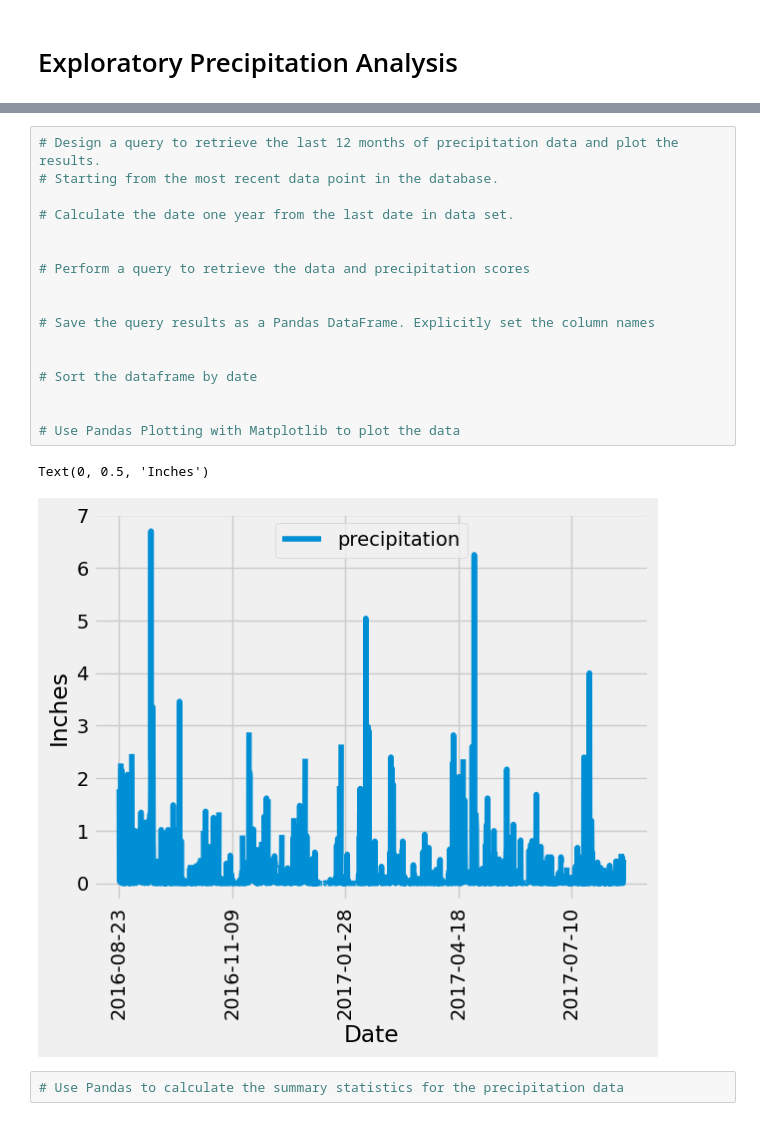
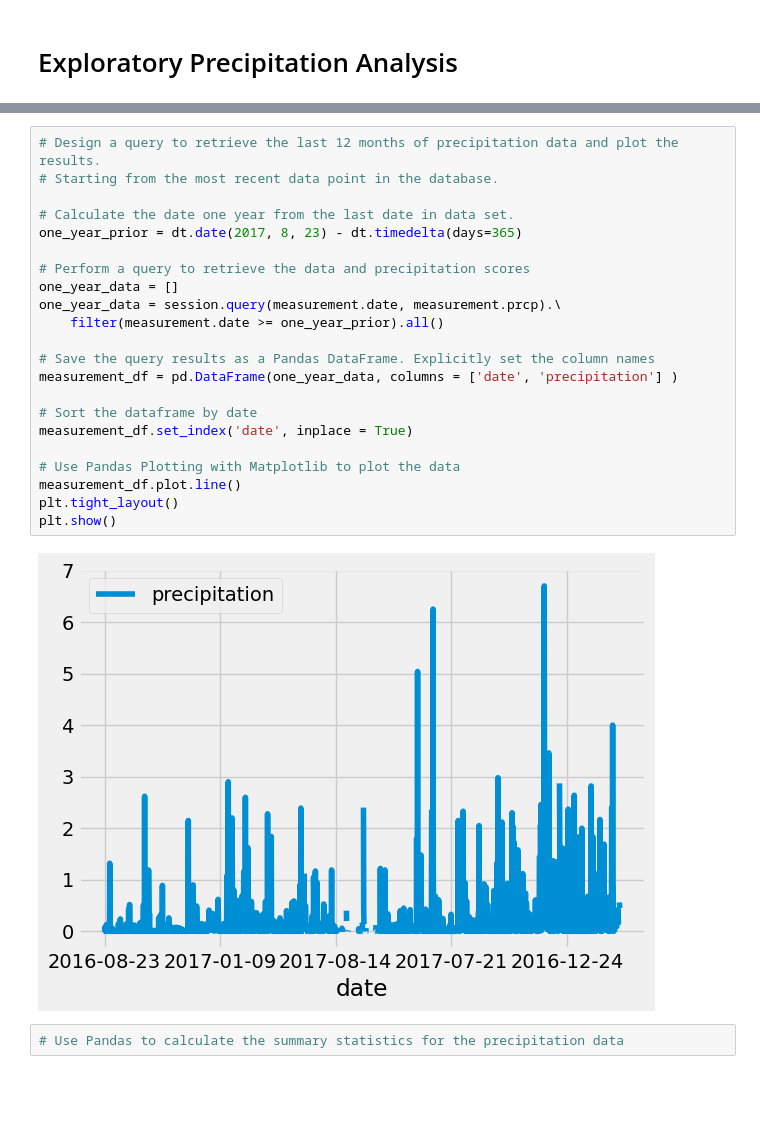
Before and after one commit to Geysha07/sqlalchemy-challenge, a Jupyter notebook: Starter_Code/climate_starter.ipynb, the cells around one changed output, grey strips where cells are left out. Saved outputs shown, nothing was run; the diff lists cells and outputs as text; blank space fills up the shorter version.

Commit message:
Added more code to measurement data

```diff
--- a/Starter_Code/climate_starter.ipynb
+++ b/Starter_Code/climate_starter.ipynb
@@ -47,23 +49,27 @@ session = Session(engine)
 # %%
 # Design a query to retrieve the last 12 months of precipitation data and plot the results.
 # Starting from the most recent data point in the database.
 
 # Calculate the date one year from the last date in data set.
-
+one_year_prior = dt.date(2017, 8, 23) - dt.timedelta(days=365)
 
 # Perform a query to retrieve the data and precipitation scores
-
+one_year_data = []
+one_year_data = session.query(measurement.date, measurement.prcp).\
+    filter(measurement.date >= one_year_prior).all()
 
 # Save the query results as a Pandas DataFrame. Explicitly set the column names
-
+measurement_df = pd.DataFrame(one_year_data, columns = ['date', 'precipitation'] )
 
 # Sort the dataframe by date
-
+measurement_df.set_index('date', inplace = True)
 
 # Use Pandas Plotting with Matplotlib to plot the data
+measurement_df.plot.line()
+plt.tight_layout()
+plt.show()
 # %% [output]
-Text(0, 0.5, 'Inches')
-[figure, old version]
+[figure, new version]
 # %%
 # Use Pandas to calculate the summary statistics for the precipitation data
 # %% [output]
```
Also changed, not shown: parts of 2 cells of this notebook.
